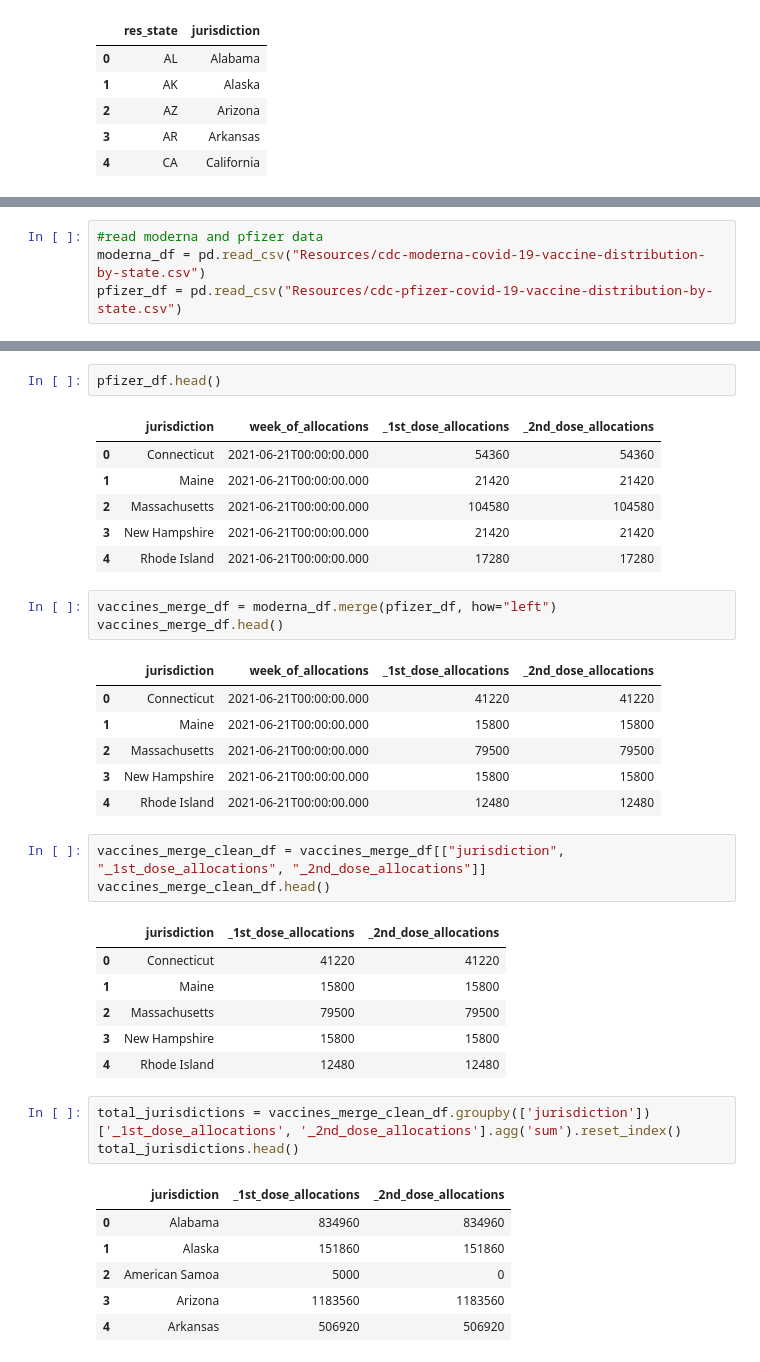
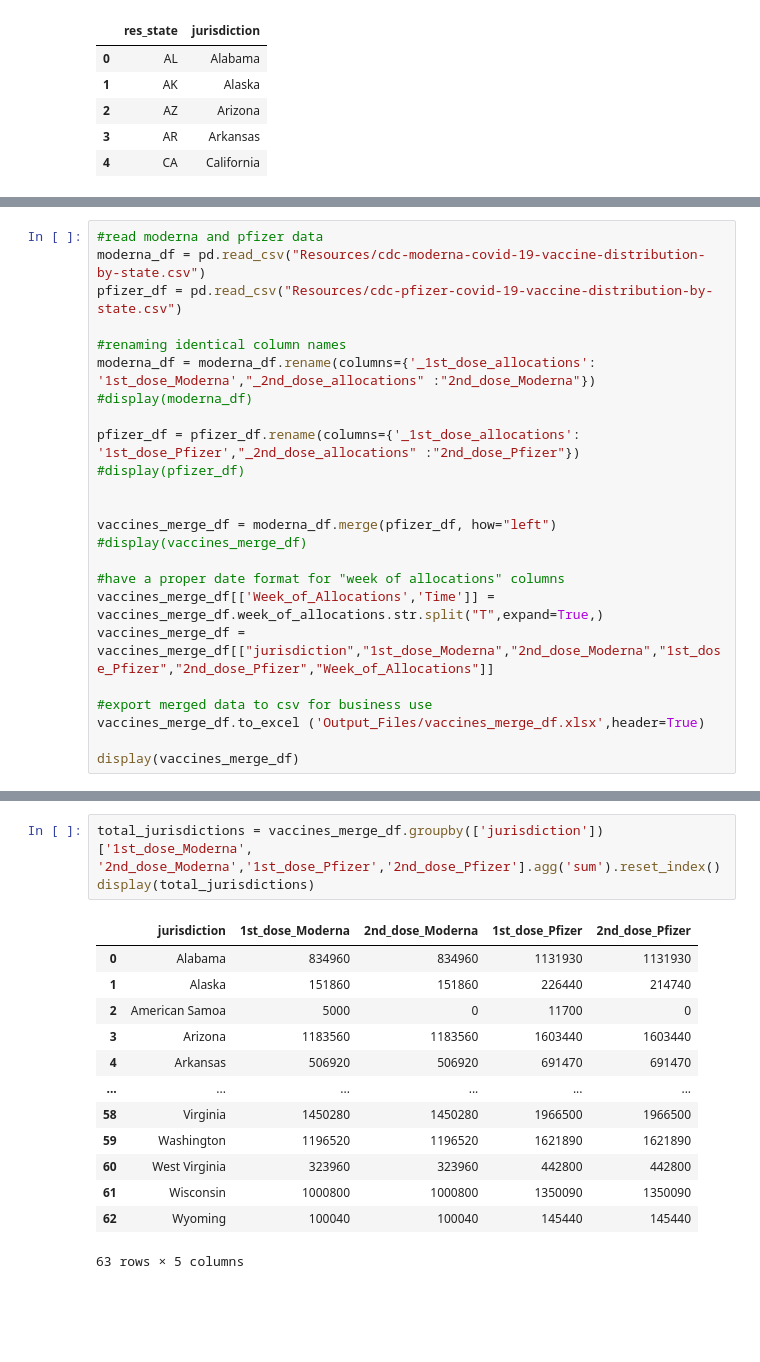
Before and after one commit to crebello711/Project_2, a Jupyter notebook: Joint_Notebook.ipynb, the cells around one changed output, grey strips where cells are left out. Saved outputs shown, nothing was run; the diff lists cells and outputs as text; blank space fills up the shorter version.

```diff
--- a/Joint_Notebook.ipynb
+++ b/Joint_Notebook.ipynb
@@ -170,3 +195,23 @@ cases_df.head()
 #read moderna and pfizer data
 moderna_df = pd.read_csv("Resources/cdc-moderna-covid-19-vaccine-distribution-by-state.csv")
 pfizer_df = pd.read_csv("Resources/cdc-pfizer-covid-19-vaccine-distribution-by-state.csv")
+
+#renaming identical column names
+moderna_df = moderna_df.rename(columns={'_1st_dose_allocations': '1st_dose_Moderna',"_2nd_dose_allocations" :"2nd_dose_Moderna"})
+#display(moderna_df)
+
+pfizer_df = pfizer_df.rename(columns={'_1st_dose_allocations': '1st_dose_Pfizer',"_2nd_dose_allocations" :"2nd_dose_Pfizer"})
+#display(pfizer_df)
+
+
+vaccines_merge_df = moderna_df.merge(pfizer_df, how="left")
+#display(vaccines_merge_df)
+
+#have a proper date format for "week of allocations" columns
+vaccines_merge_df[['Week_of_Allocations','Time']] = vaccines_merge_df.week_of_allocations.str.split("T",expand=True,)
+vaccines_merge_df = vaccines_merge_df[["jurisdiction","1st_dose_Moderna","2nd_dose_Moderna","1st_dose_Pfizer","2nd_dose_Pfizer","Week_of_Allocations"]]
+
+#export merged data to csv for business use
+vaccines_merge_df.to_excel ('Output_Files/vaccines_merge_df.xlsx',header=True)
+
+display(vaccines_merge_df)
@@ -182,39 +232,17 @@ moderna_df.head()
-# %%
-pfizer_df.head()
-# %% [output]
-|  | jurisdiction | week_of_allocations | _1st_dose_allocations | _2nd_dose_allocations |
-| 0 | Connecticut | 2021-06-21T00:00:00.000 | 54360 | 54360 |
-| 1 | Maine | 2021-06-21T00:00:00.000 | 21420 | 21420 |
-| 2 | Massachusetts | 2021-06-21T00:00:00.000 | 104580 | 104580 |
-| 3 | New Hampshire | 2021-06-21T00:00:00.000 | 21420 | 21420 |
-| 4 | Rhode Island | 2021-06-21T00:00:00.000 | 17280 | 17280 |
-# %%
-vaccines_merge_df = moderna_df.merge(pfizer_df, how="left")
-vaccines_merge_df.head()
-# %% [output]
-|  | jurisdiction | week_of_allocations | _1st_dose_allocations | _2nd_dose_allocations |
-| 0 | Connecticut | 2021-06-21T00:00:00.000 | 41220 | 41220 |
-| 1 | Maine | 2021-06-21T00:00:00.000 | 15800 | 15800 |
-| 2 | Massachusetts | 2021-06-21T00:00:00.000 | 79500 | 79500 |
-| 3 | New Hampshire | 2021-06-21T00:00:00.000 | 15800 | 15800 |
-| 4 | Rhode Island | 2021-06-21T00:00:00.000 | 12480 | 12480 |
-# %%
-vaccines_merge_clean_df = vaccines_merge_df[["jurisdiction", "_1st_dose_allocations", "_2nd_dose_allocations"]]
-vaccines_merge_clean_df.head()
-# %% [output]
-|  | jurisdiction | _1st_dose_allocations | _2nd_dose_allocations |
-| 0 | Connecticut | 41220 | 41220 |
-| 1 | Maine | 15800 | 15800 |
-| 2 | Massachusetts | 79500 | 79500 |
-| 3 | New Hampshire | 15800 | 15800 |
-| 4 | Rhode Island | 12480 | 12480 |
 # %%
-total_jurisdictions = vaccines_merge_clean_df.groupby(['jurisdiction'])['_1st_dose_allocations', '_2nd_dose_allocations'].agg('sum').reset_index()
-total_jurisdictions.head()
+total_jurisdictions = vaccines_merge_df.groupby(['jurisdiction'])['1st_dose_Moderna', '2nd_dose_Moderna','1st_dose_Pfizer','2nd_dose_Pfizer'].agg('sum').reset_index()
+display(total_jurisdictions)
 # %% [output]
-|  | jurisdiction | _1st_dose_allocations | _2nd_dose_allocations |
-| 0 | Alabama | 834960 | 834960 |
-| 1 | Alaska | 151860 | 151860 |
-| 2 | American Samoa | 5000 | 0 |
-| 3 | Arizona | 1183560 | 1183560 |
-| 4 | Arkansas | 506920 | 506920 |
+|  | jurisdiction | 1st_dose_Moderna | 2nd_dose_Moderna | 1st_dose_Pfizer | 2nd_dose_Pfizer |
+| 0 | Alabama | 834960 | 834960 | 1131930 | 1131930 |
+| 1 | Alaska | 151860 | 151860 | 226440 | 214740 |
+| 2 | American Samoa | 5000 | 0 | 11700 | 0 |
+| 3 | Arizona | 1183560 | 1183560 | 1603440 | 1603440 |
+| 4 | Arkansas | 506920 | 506920 | 691470 | 691470 |
+| ... | ... | ... | ... | ... | ... |
+| 58 | Virginia | 1450280 | 1450280 | 1966500 | 1966500 |
+| 59 | Washington | 1196520 | 1196520 | 1621890 | 1621890 |
+| 60 | West Virginia | 323960 | 323960 | 442800 | 442800 |
+| 61 | Wisconsin | 1000800 | 1000800 | 1350090 | 1350090 |
+| 62 | Wyoming | 100040 | 100040 | 145440 | 145440 |
+63 rows × 5 columns
```
Also changed, not shown: parts of 12 cells of this notebook.
